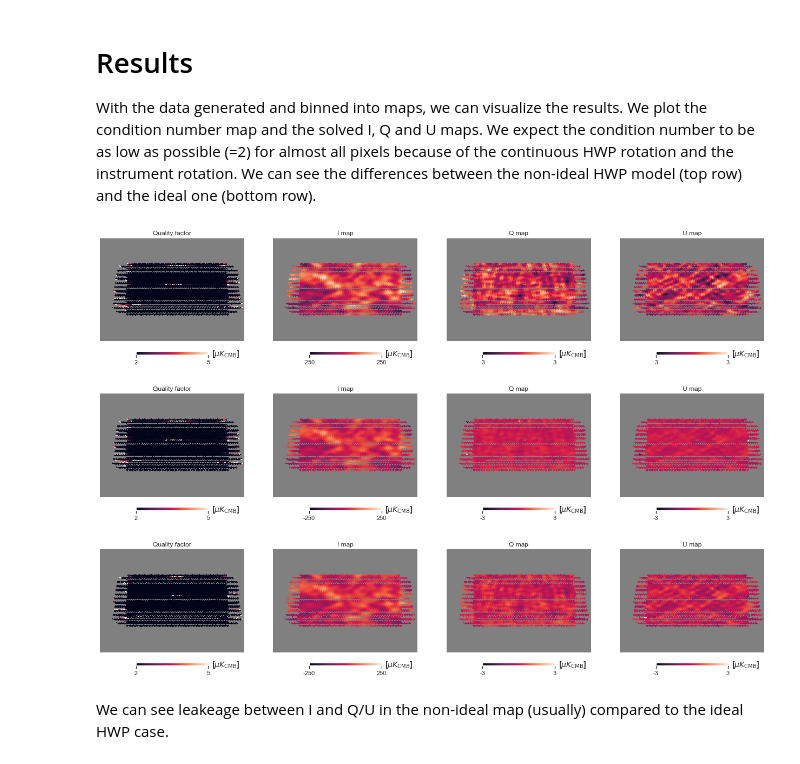
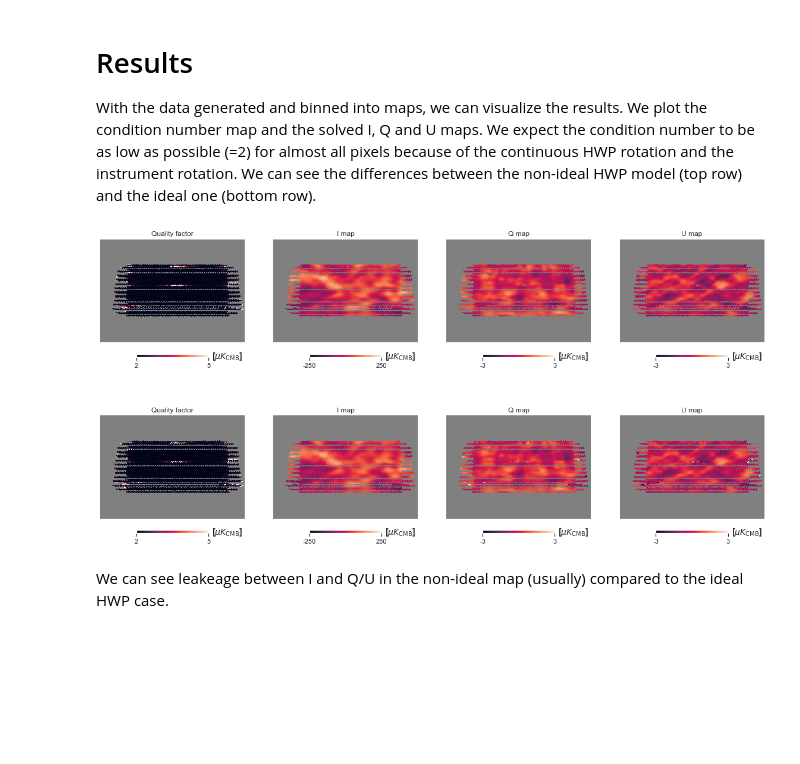
Before and after one commit to AdriJD/beamconv, a Jupyter notebook: notebooks/HWP_Class_tests.ipynb, the cells around one changed output. Saved outputs shown, nothing was run; the diff lists cells and outputs as text; code cells hidden in the pictures; blank space fills up the shorter version.

```diff
--- a/notebooks/HWP_Class_tests.ipynb
+++ b/notebooks/HWP_Class_tests.ipynb
@@ -467,37 +467,37 @@ With the data generated and binned into maps, we can visualize the results. We p
 # %%
 cond[cond == np.inf] = hp.UNSEEN
 cart_opts = dict(unit=r'[$\mu K_{\mathrm{CMB}}$]', lonra=[-25, 10], latra=[-70, -45], hold=True)
-fig, axs = plt.subplots(ncols=4, nrows=3, figsize=(22, 15))
+fig, axs = plt.subplots(ncols=4, nrows=2, figsize=(20, 10))
 
 ideal_cond[ideal_cond == np.inf] = hp.UNSEEN
 plt.axes(axs[0,0])
 hp.cartview(ideal_cond, min=2, max=5, title='Quality factor', **cart_opts)
 plt.axes(axs[0,1])
 hp.cartview(ideal_maps[0], min=-250, max=250, title='I map', **cart_opts)
 plt.axes(axs[0,2])
 hp.cartview(ideal_maps[1], min=-3, max=3, title='Q map', **cart_opts)
 plt.axes(axs[0,3])
 hp.cartview(ideal_maps[2], min=-3, max=3, title='U map', **cart_opts)
 
 plt.axes(axs[1,0])
 hp.cartview(cond, min=2, max=5, title='Quality factor', **cart_opts)
 plt.axes(axs[1,1])
 hp.cartview(maps[0], min=-250, max=250, title='I map', **cart_opts)
 plt.axes(axs[1,2])
 hp.cartview(maps[1], min=-3, max=3, title='Q map', **cart_opts)
 plt.axes(axs[1,3])
 hp.cartview(maps[2], min=-3, max=3, title='U map', **cart_opts)
 
-plt.axes(axs[2,0])
-hp.cartview(full_cond, min=2, max=5, title='Quality factor', **cart_opts)
-plt.axes(axs[2,1])
-hp.cartview(full_maps[0], min=-250, max=250, title='I map', **cart_opts)
-plt.axes(axs[2,2])
-hp.cartview(full_maps[1], min=-3, max=3, title='Q map', **cart_opts)
-plt.axes(axs[2,3])
-hp.cartview(full_maps[2], min=-3, max=3, title='U map', **cart_opts)
+#plt.axes(axs[2,0])
+#hp.cartview(full_cond, min=2, max=5, title='Quality factor', **cart_opts)
+#plt.axes(axs[2,1])
+#hp.cartview(full_maps[0], min=-250, max=250, title='I map', **cart_opts)
+#plt.axes(axs[2,2])
+#hp.cartview(full_maps[1], min=-3, max=3, title='Q map', **cart_opts)
+#plt.axes(axs[2,3])
+#hp.cartview(full_maps[2], min=-3, max=3, title='U map', **cart_opts)
 # %% [output]
-[figure, old version]
+[figure, new version]
 # %% [markdown]
 We can see leakeage between I and Q/U in the non-ideal map (usually) compared to the ideal HWP case.
 # %% [markdown]
```
Also changed, not shown: parts of 25 cells of this notebook.
